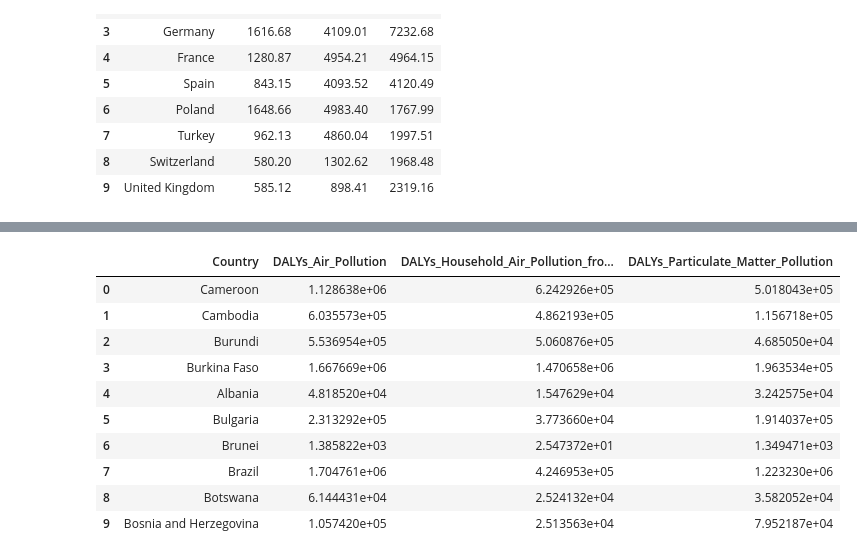
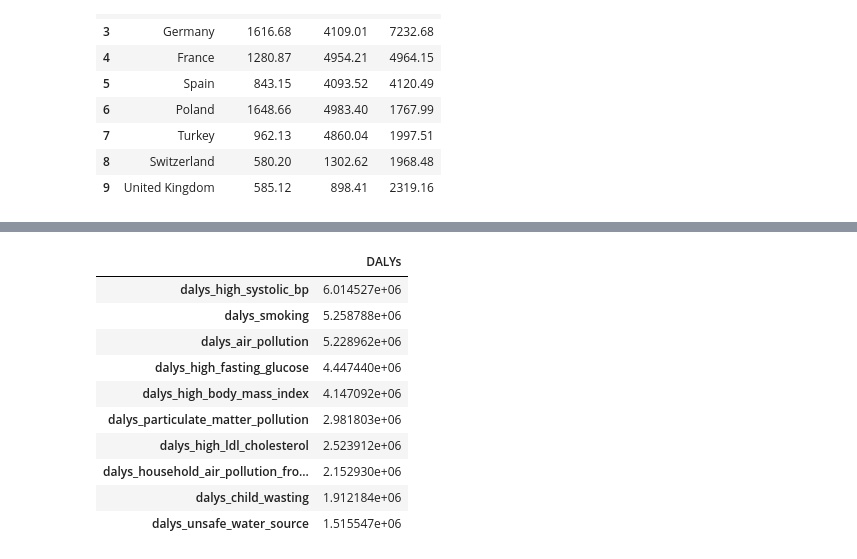
Before and after one commit to sameenshahzad/Project-3_Group-13, a Jupyter notebook: Slides & Analysis/Analysis.ipynb, the cells around one changed output, grey strips where cells are left out. Drawn from its saved outputs; the diff is of its cells as text; code cells hidden in the pictures.

```diff
--- a/Slides & Analysis/Analysis.ipynb
+++ b/Slides & Analysis/Analysis.ipynb
@@ -255,27 +670,78 @@ Disease_Burden_by_Risk_Factor = pd.read_sql('select * from Disease_Burden_by_Ris
 # %%
-# Query to filter the top 10 countries in year 2019 who have the highest value of DALYs
-top_countries = session.query(Disease_burden_by_risk_factor.country,
-                              Disease_burden_by_risk_factor.dalys_air_pollution,
-                              Disease_burden_by_risk_factor.dalys_household_air_pollution_from_solid_fuels,
-                              Disease_burden_by_risk_factor.dalys_particulate_matter_pollution)\
-                        .filter(Disease_burden_by_risk_factor.year==2019)\
-                        .order_by(Disease_burden_by_risk_factor.dalys_id.desc())\
-                        .limit(10)\
-                        .all()
+# Select the desired columns and filter by year 2019
+results = session.query(
+    Disease_burden_by_risk_factor.country,
+    Disease_burden_by_risk_factor.dalys_low_physical_activity,
+    Disease_burden_by_risk_factor.dalys_non_exclusive_breastfeeding,
+    Disease_burden_by_risk_factor.dalys_air_pollution,
+    Disease_burden_by_risk_factor.dalys_child_wasting,
+    Disease_burden_by_risk_factor.dalys_high_systolic_bp,
+    Disease_burden_by_risk_factor.dalys_high_fasting_glucose,
+    Disease_burden_by_risk_factor.dalys_child_stunting,
+    Disease_burden_by_risk_factor.dalys_high_body_mass_index,
+    Disease_burden_by_risk_factor.dalys_secondhand_smoke,
+    Disease_burden_by_risk_factor.dalys_unsafe_sanitation,
+    Disease_burden_by_risk_factor.dalys_unsafe_water_source,
+    Disease_burden_by_risk_factor.dalys_diet_low_in_vegetables,
+    Disease_burden_by_risk_factor.dalys_diet_low_in_fruits,
+    Disease_burden_by_risk_factor.dalys_diet_high_in_sodium,
+    Disease_burden_by_risk_factor.dalys_drug_use,
+    Disease_burden_by_risk_factor.dalys_household_air_pollution_from_solid_fuels,
+    Disease_burden_by_risk_factor.dalys_high_ldl_cholesterol,
+    Disease_burden_by_risk_factor.dalys_iron_deficiency,
+    Disease_burden_by_risk_factor.dalys_zinc_deficiency,
+    Disease_burden_by_risk_factor.dalys_smoking,
+    Disease_burden_by_risk_factor.dalys_vitamina_deficiency,
+    Disease_burden_by_risk_factor.dalys_particulate_matter_pollution
+).filter(
+    Disease_burden_by_risk_factor.year == 2019
+).all()
 
-# Convert the query result to a pandas dataframe
-df = pd.DataFrame(top_countries, columns=['Country', 'DALYs_Air_Pollution', 'DALYs_Household_Air_Pollution_from_Solid_Fuels', 'DALYs_Particulate_Matter_Pollution'])
+# Create a Pandas DataFrame from the results
+df = pd.DataFrame(results, columns=[
+    'country',
+    'dalys_low_physical_activity',
+    'dalys_non_exclusive_breastfeeding',
+    'dalys_air_pollution',
+    'dalys_child_wasting',
+    'dalys_high_systolic_bp',
+    'dalys_high_fasting_glucose',
+    'dalys_child_stunting',
+    'dalys_high_body_mass_index',
+    'dalys_secondhand_smoke',
+    'dalys_unsafe_sanitation',
+    'dalys_unsafe_water_source',
+    'dalys_diet_low_in_vegetables',
+    'dalys_diet_low_in_fruits',
+    'dalys_diet_high_in_sodium',
+    'dalys_drug_use',
+    'dalys_household_air_pollution_from_solid_fuels',
+    'dalys_high_ldl_cholesterol',
+    'dalys_iron_deficiency',
+    'dalys_zinc_deficiency',
+    'dalys_smoking',
+    'dalys_vitamina_deficiency',
+    'dalys_particulate_matter_pollution'
+])
 
-df
+# Rank the columns by their values in descending order
+ranked_cols = df.mean().sort_values(ascending=False)
+
+
+# Convert the query results to a pandas DataFrame
+df = pd.DataFrame(ranked_cols, columns=['DALYs' ])
+
+# Display the DataFrame
+df.head(10)
 # %% [output]
-|  | Country | DALYs_Air_Pollution | DALYs_Household_Air_Pollution_fro... | DALYs_Particulate_Matter_Pollution |
-| 0 | Cameroon | 1.128638e+06 | 6.242926e+05 | 5.018043e+05 |
-| 1 | Cambodia | 6.035573e+05 | 4.862193e+05 | 1.156718e+05 |
-| 2 | Burundi | 5.536954e+05 | 5.060876e+05 | 4.685050e+04 |
-| 3 | Burkina Faso | 1.667669e+06 | 1.470658e+06 | 1.963534e+05 |
-| 4 | Albania | 4.818520e+04 | 1.547629e+04 | 3.242575e+04 |
-| 5 | Bulgaria | 2.313292e+05 | 3.773660e+04 | 1.914037e+05 |
-| 6 | Brunei | 1.385822e+03 | 2.547372e+01 | 1.349471e+03 |
-| 7 | Brazil | 1.704761e+06 | 4.246953e+05 | 1.223230e+06 |
-| 8 | Botswana | 6.144431e+04 | 2.524132e+04 | 3.582052e+04 |
-| 9 | Bosnia and Herzegovina | 1.057420e+05 | 2.513563e+04 | 7.952187e+04 |
+|  | DALYs |
+| dalys_high_systolic_bp | 6.014527e+06 |
+| dalys_smoking | 5.258788e+06 |
+| dalys_air_pollution | 5.228962e+06 |
+| dalys_high_fasting_glucose | 4.447440e+06 |
+| dalys_high_body_mass_index | 4.147092e+06 |
+| dalys_particulate_matter_pollution | 2.981803e+06 |
+| dalys_high_ldl_cholesterol | 2.523912e+06 |
+| dalys_household_air_pollution_fro... | 2.152930e+06 |
+| dalys_child_wasting | 1.912184e+06 |
+| dalys_unsafe_water_source | 1.515547e+06 |
```
Also changed, not shown: parts of 54 cells of this notebook, 1 other file.
